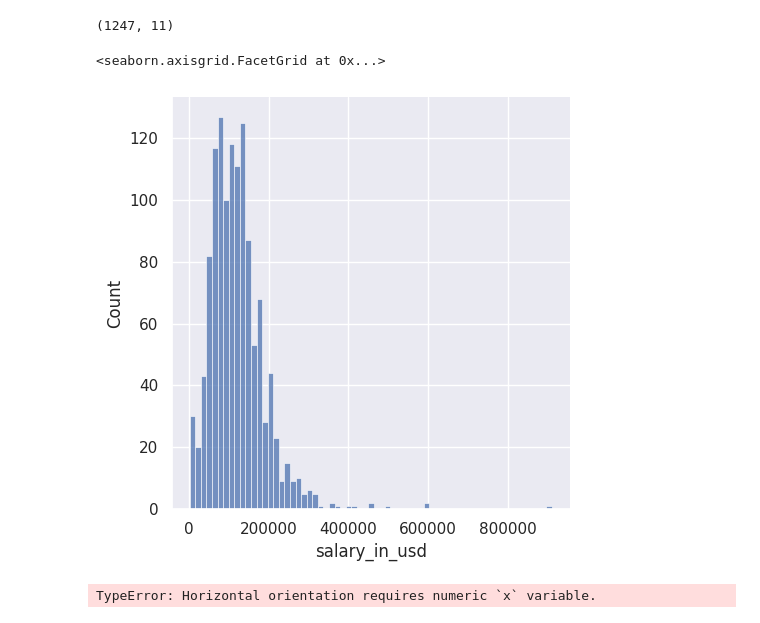
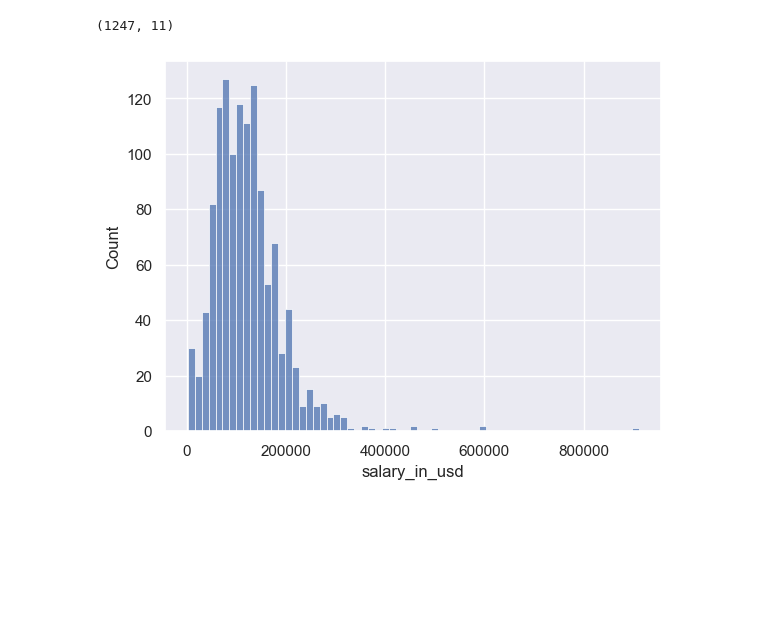
Before and after one commit to FoolAsphel/InformationSecurity, a Jupyter notebook: summary.ipynb, the cells around one changed output. Saved outputs shown, nothing was run; the diff lists cells and outputs as text; code cells hidden in the pictures; blank space fills up the shorter version.

```diff
--- a/summary.ipynb
+++ b/summary.ipynb
@@ -6,6 +11,6 @@ import matplotlib.pyplot as plt
 sns.set_theme()
 # %%
-df = pd.read_csv("salaries_cyber.csv")
+df = pd.read_csv("data/salaries_cyber.csv")
 # %%
 df
 # %% [output]
@@ -57,18 +62,7 @@ df.shape
 # %% [output]
 (1247, 11)
 # %%
-sns.displot(data=df, x="salary_in_usd")
+sns.histplot(data=df, x="salary_in_usd")
+plt.show()
 # %% [output]
-<seaborn.axisgrid.FacetGrid at 0x...>
-[figure, old version]
+[figure, new version]
-# %%
-fig, ax = plt.subplots(1, 3, figsize=(15,5))
-sns.displot(data=df, x = "experience_level", ax=ax[0])
-sns.displot(data=df, x = "experience_level", ax=ax[1])
-sns.displot(data=df, x = "experience_level", ax=ax[2])
-ax[0].set_title("Experience Level Frequency")
-ax[1].set_title("Company Size Frequency")
-ax[2].set_title("Employment Type Frequency")
-plt.show()
-# %% [output]
-TypeError: Horizontal orientation requires numeric `x` variable.
```
Also changed, not shown: parts of 5 cells of this notebook, 1 other file.
